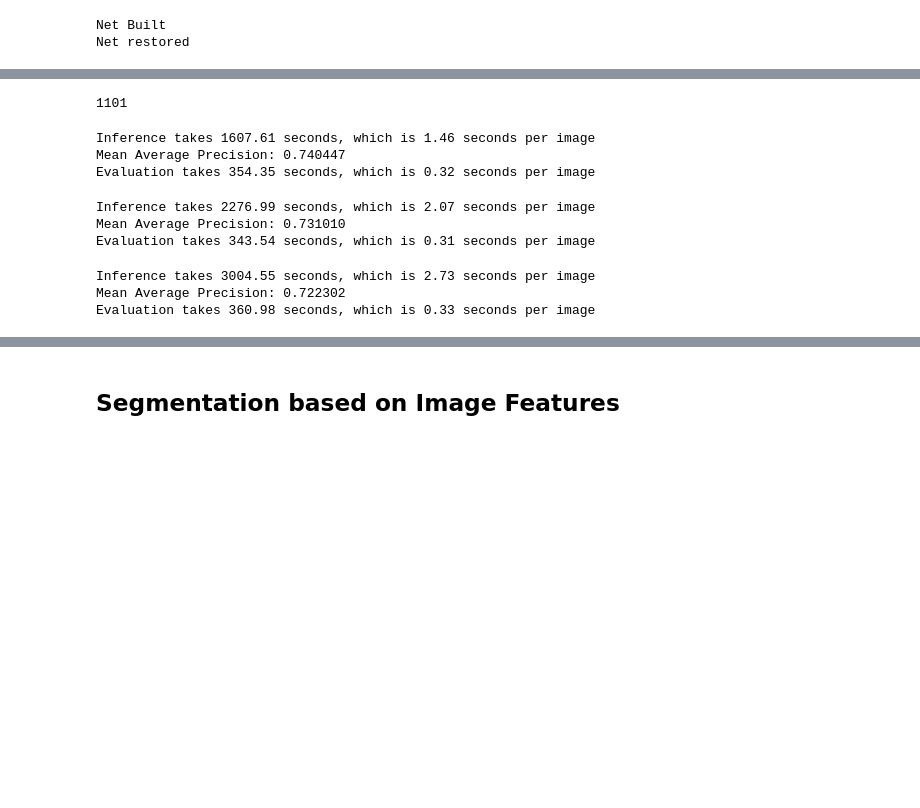
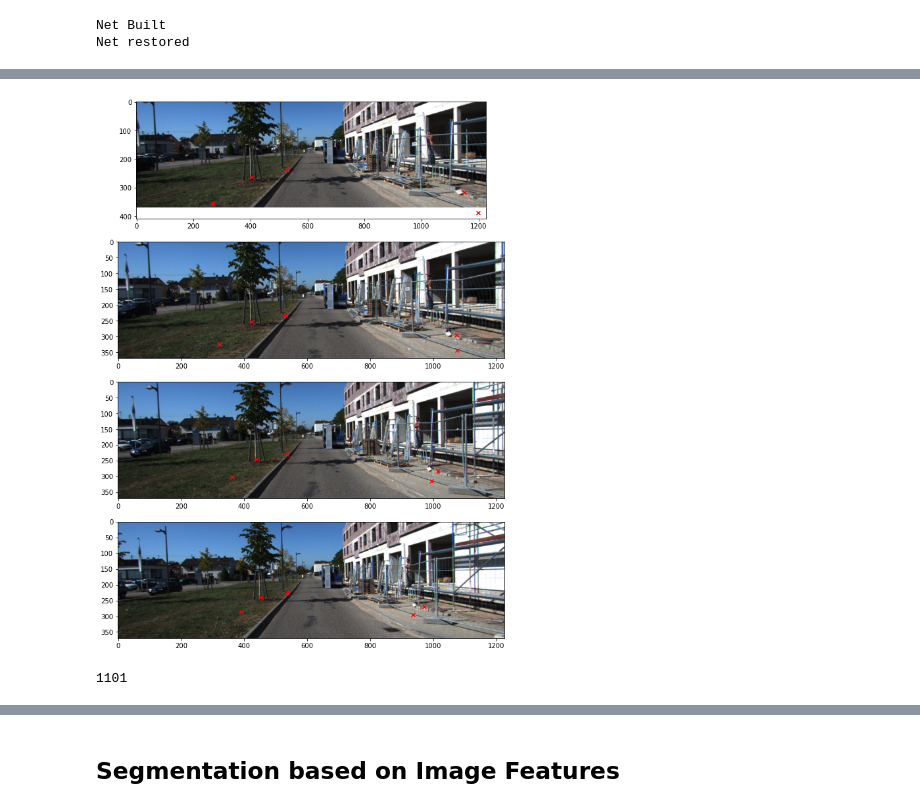
Before and after one commit to TimKHuang/CameraAssistedPointCloudSegmentation, a Jupyter notebook: main.ipynb, the cells around one changed output, grey strips where cells are left out. Drawn from its saved outputs; the diff is of its cells as text; code cells hidden in the pictures; blank space fills up the shorter version.

```diff
--- a/main.ipynb
+++ b/main.ipynb
@@ -91,3 +91,71 @@ axs[1].imshow(colored_pred)
+# %%
+# Project Point Cloud to Images
+from project import points2image_project, frame2frame_project
+
+num_prev = 4
+
+sample_index = np.random.randint(len(kitti_dataset))
+sample_velo = kitti_dataset.get_velo(sample_index)
+
+mapping_dict = {
+    tuple(v[:3]) : [] for v in sample_velo
+}
+
+cur_xyz, cur_xy = points2image_project(sample_velo, kitti_dataset.calib)
+for i in range(cur_xyz.shape[1]):
+    key = (
+        cur_xyz[0][i],
+        cur_xyz[1][i],
+        cur_xyz[2][i]
+    )
+    mapping = (
+        np.int32(cur_xy[0][i]),
+        np.int32(cur_xy[1][i])
+    )
+    mapping_dict[key].append(mapping)
+
+for i in range(1, num_prev):
+    pre_xyz = frame2frame_project(
+        sample_velo,
+        kitti_dataset.poses[sample_index],
+        kitti_dataset.poses[sample_index - i],
+        kitti_dataset.calib.T_cam0_velo
+    )
+
+    points_dict = {
+        tuple(pre[:3]): tuple(cur[:3])
+        for pre, cur in zip(pre_xyz, sample_velo)
+    }
+
+    pre_xyz, pre_xy = points2image_project(pre_xyz, kitti_dataset.calib)
+    for i in range(pre_xyz.shape[1]):
+        key = points_dict[(
+            pre_xyz[0][i],
+            pre_xyz[1][i],
+            pre_xyz[2][i]
+        )]
+        mapping = (
+            np.int32(pre_xy[0][i]),
+            np.int32(pre_xy[1][i])
+        )
+        mapping_dict[key].append(mapping)
+
+final_result = [
+    value
+    for value in mapping_dict.values()
+    if len(value) == num_prev
+]
+
+projections = [ final_result[i] for i in np.random.randint(0, len(final_result), (5, ))]
+
+fig, axes = plt.subplots(num_prev, figsize=(25, 15))
+for i in range(num_prev):
+    axis = axes[i]
+    axis.imshow(kitti_dataset.get_cam2(sample_index - i))
+    for s in range(5):
+        axis.scatter(projections[s][i][0], projections[s][i][1], marker='x', color='red')
+# %% [output]
+[figure, added]
 # %%
 velo_label_path = f'../kitti-dataset/sequences/{seq}/labels'
 
@@ -145,10 +213,6 @@ end_time = time.time()
 print(f'Mean Average Precision: {mean_ap:2f}')
 print('Evaluation takes %4.2f seconds, which is %4.2f seconds per image' %
       (end_time - start_time, (end_time - start_time)/len(kitti_dataset)))
-# %% [output]
-Inference takes 1607.61 seconds, which is 1.46 seconds per image
-Mean Average Precision: 0.740447
-Evaluation takes 354.35 seconds, which is 0.32 seconds per image
 # %%
 num_prev = 5
 
@@ -166,10 +230,6 @@ end_time = time.time()
 print(f'Mean Average Precision: {mean_ap:2f}')
 print('Evaluation takes %4.2f seconds, which is %4.2f seconds per image' %
       (end_time - start_time, (end_time - start_time)/len(kitti_dataset)))
-# %% [output]
-Inference takes 2276.99 seconds, which is 2.07 seconds per image
-Mean Average Precision: 0.731010
-Evaluation takes 343.54 seconds, which is 0.31 seconds per image
 # %%
 num_prev = 7
 
@@ -187,10 +247,6 @@ end_time = time.time()
 print(f'Mean Average Precision: {mean_ap:2f}')
 print('Evaluation takes %4.2f seconds, which is %4.2f seconds per image' %
       (end_time - start_time, (end_time - start_time)/len(kitti_dataset)))
-# %% [output]
-Inference takes 3004.55 seconds, which is 2.73 seconds per image
-Mean Average Precision: 0.722302
-Evaluation takes 360.98 seconds, which is 0.33 seconds per image
 # %%
 num_prev = 9
 
```
Also changed, not shown: parts of 4 cells of this notebook, 1 other file.
